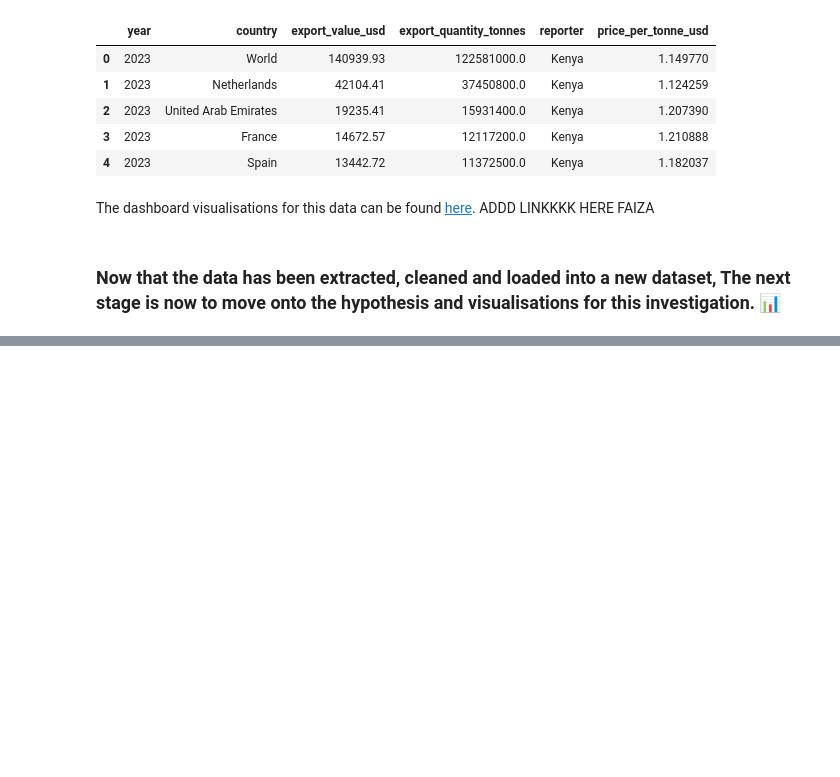
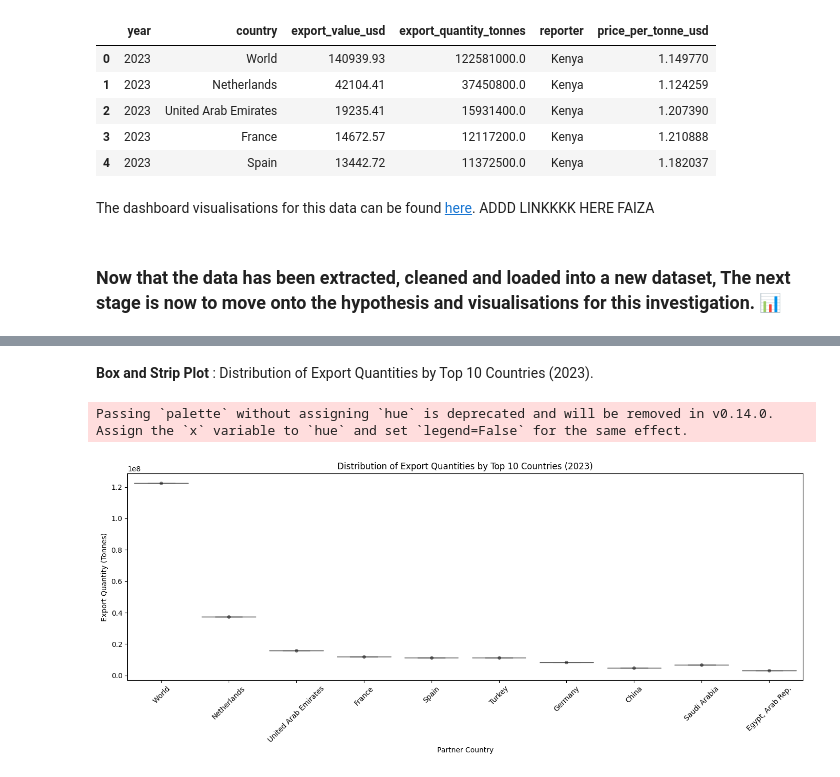
Before and after one commit to Fazestar01/Avocado-Exports-from-Kenya, a Jupyter notebook: jupyter_notebooks/kenyan-avocado-investigation.ipynb, the cells around one changed output, grey strips where cells are left out. Saved outputs shown, nothing was run; the diff lists cells and outputs as text; code cells hidden in the pictures; blank space fills up the shorter version.

```diff
--- a/jupyter_notebooks/kenyan-avocado-investigation.ipynb
+++ b/jupyter_notebooks/kenyan-avocado-investigation.ipynb
@@ -156,0 +246,46 @@ The dashboard visualisations for this data can be found [here](https://public.ta
+# %% [markdown]
+**Box and Strip Plot**  : Distribution of Export Quantities by Top 10 Countries (2023).
+# %%
+# Step 1: Get top 10 countries by total export quantity
+top_10_countries = (
+    df.groupby('partner')['quantity']
+    .sum()
+    .sort_values(ascending=False)
+    .head(10)
+    .index
+)
+
+# Step 2: Filter dataset
+top_10_df = df[df['partner'].isin(top_10_countries)]
+
+# Step 3: Create a combined plot
+plt.figure(figsize=(14, 6))
+
+# Box plot
+sns.boxplot(
+    data=top_10_df,
+    x='partner',
+    y='quantity',
+    palette='Set3',
+    showfliers=True
+)
+
+# Strip plot overlay
+sns.stripplot(
+    data=top_10_df,
+    x='partner',
+    y='quantity',
+    color='black',
+    alpha=0.5,
+    jitter=0.2
+)
+
+plt.title("Distribution of Export Quantities by Top 10 Countries (2023)")
+plt.xlabel("Partner Country")
+plt.ylabel("Export Quantity (Tonnes)")
+plt.xticks(rotation=45)
+plt.tight_layout()
+plt.show()
+# %% [output]
+Passing `palette` without assigning `hue` is deprecated and will be removed in v0.14.0. Assign the `x` variable to `hue` and set `legend=False` for the same effect.
+[figure, added]
```
Also changed, not shown: parts of 13 cells of this notebook.
